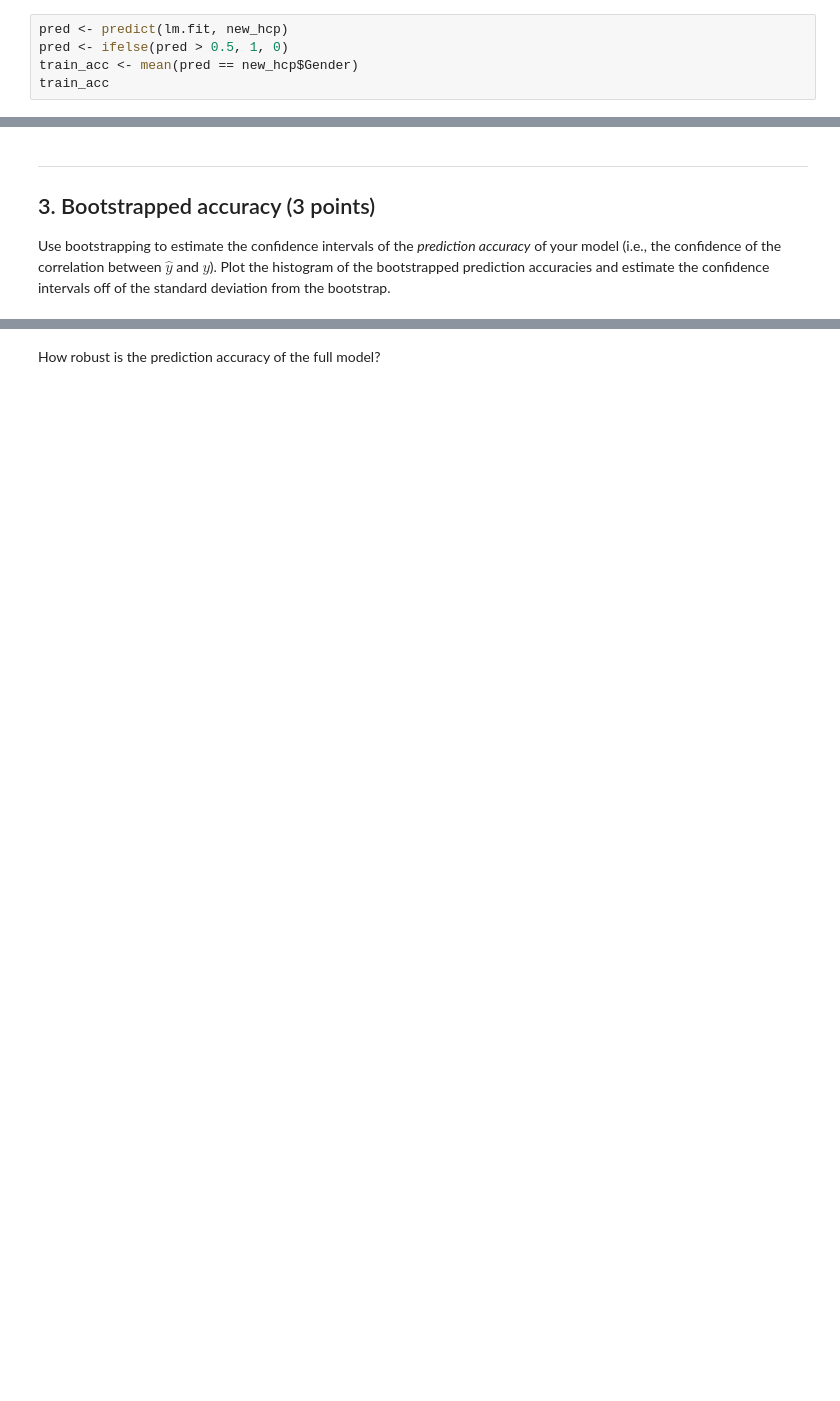
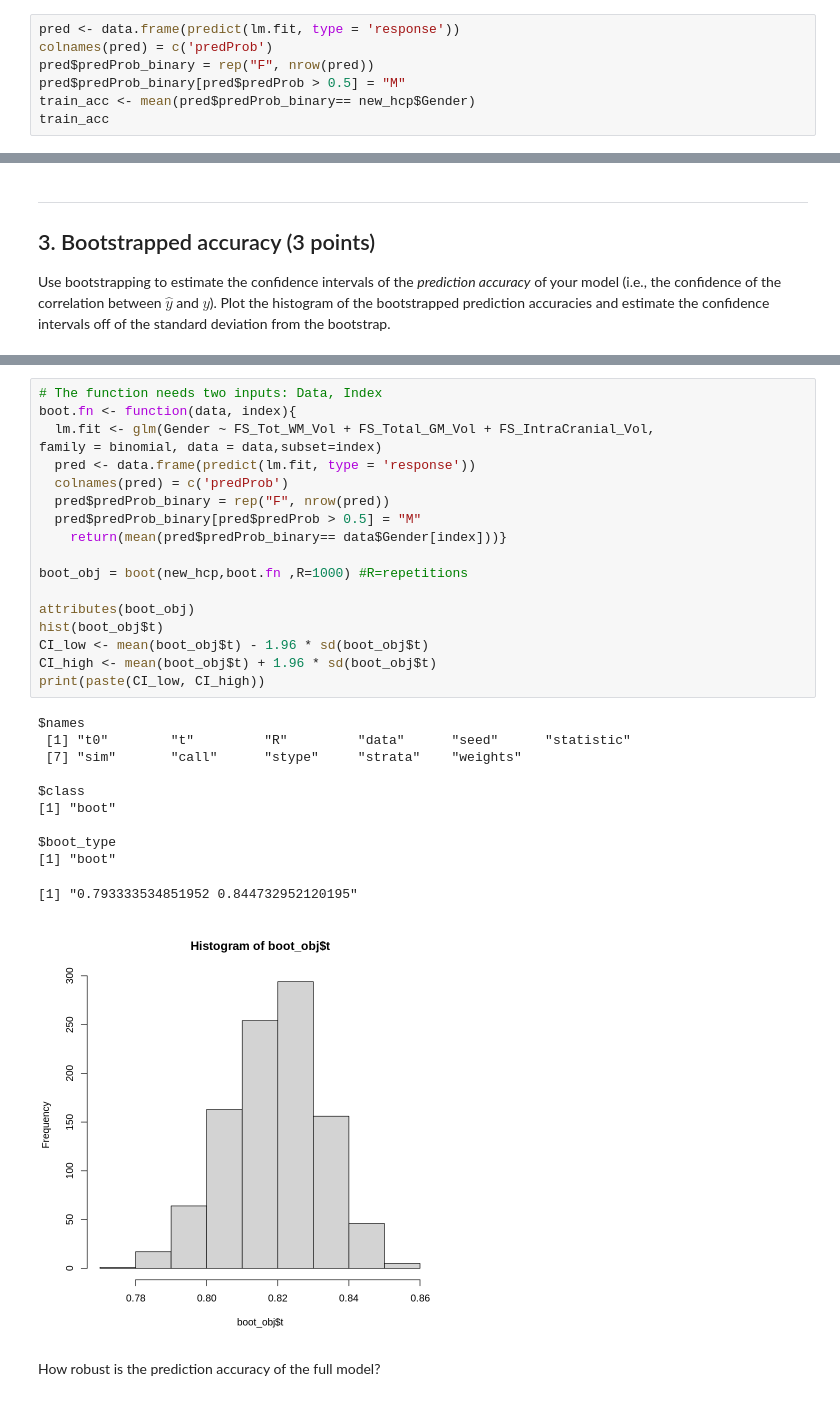
Before and after one commit to jialinli-21/Li_DSPN_S25, a Jupyter notebook: Exercise13.ipynb, the cells around one changed output, grey strips where cells are left out. Saved outputs shown, nothing was run; the diff lists cells and outputs as text; blank space fills up the shorter version.

```diff
--- a/Exercise13.ipynb
+++ b/Exercise13.ipynb
@@ -115,8 +123,10 @@ Which factors are signficantly associated with gender?
 # %% [markdown]
 (b) Estimate the prediction accuracy of your model (Note: this is the training set accuracy). Set your prediction threshold to 0.5.
 # %%
-pred <- predict(lm.fit, new_hcp)
-pred <- ifelse(pred > 0.5, 1, 0)
-train_acc <- mean(pred == new_hcp$Gender)
+pred <- data.frame(predict(lm.fit, type = 'response'))
+colnames(pred) = c('predProb')
+pred$predProb_binary = rep("F", nrow(pred))
+pred$predProb_binary[pred$predProb > 0.5] = "M"
+train_acc <- mean(pred$predProb_binary== new_hcp$Gender)
 train_acc
 # %% [output]
@@ -148,2 +144,32 @@ hist(boot(new_hcp ,boot.fn ,R=1000)$t[,4], xlab="intracranial matter volumn")
+# %%
+# The function needs two inputs: Data, Index
+boot.fn <- function(data, index){
+  lm.fit <- glm(Gender ~ FS_Tot_WM_Vol + FS_Total_GM_Vol + FS_IntraCranial_Vol,
+family = binomial, data = data,subset=index)
+  pred <- data.frame(predict(lm.fit, type = 'response'))
+  colnames(pred) = c('predProb')
+  pred$predProb_binary = rep("F", nrow(pred))
+  pred$predProb_binary[pred$predProb > 0.5] = "M"
+    return(mean(pred$predProb_binary== data$Gender[index]))}
+
+boot_obj = boot(new_hcp,boot.fn ,R=1000) #R=repetitions
+
+attributes(boot_obj)
+hist(boot_obj$t)
+CI_low <- mean(boot_obj$t) - 1.96 * sd(boot_obj$t)
+CI_high <- mean(boot_obj$t) + 1.96 * sd(boot_obj$t)
+print(paste(CI_low, CI_high))
+# %% [output]
+$names
+ [1] "t0"        "t"         "R"         "data"      "seed"      "statistic"
+ [7] "sim"       "call"      "stype"     "strata"    "weights"
+
+$class
+[1] "boot"
+
+$boot_type
+[1] "boot"
+[1] "0.793333534851952 0.844732952120195"
+[figure, added]
 # %% [markdown]
 How robust is the prediction accuracy of the full model?
```
Also changed, not shown: parts of 13 cells of this notebook.
